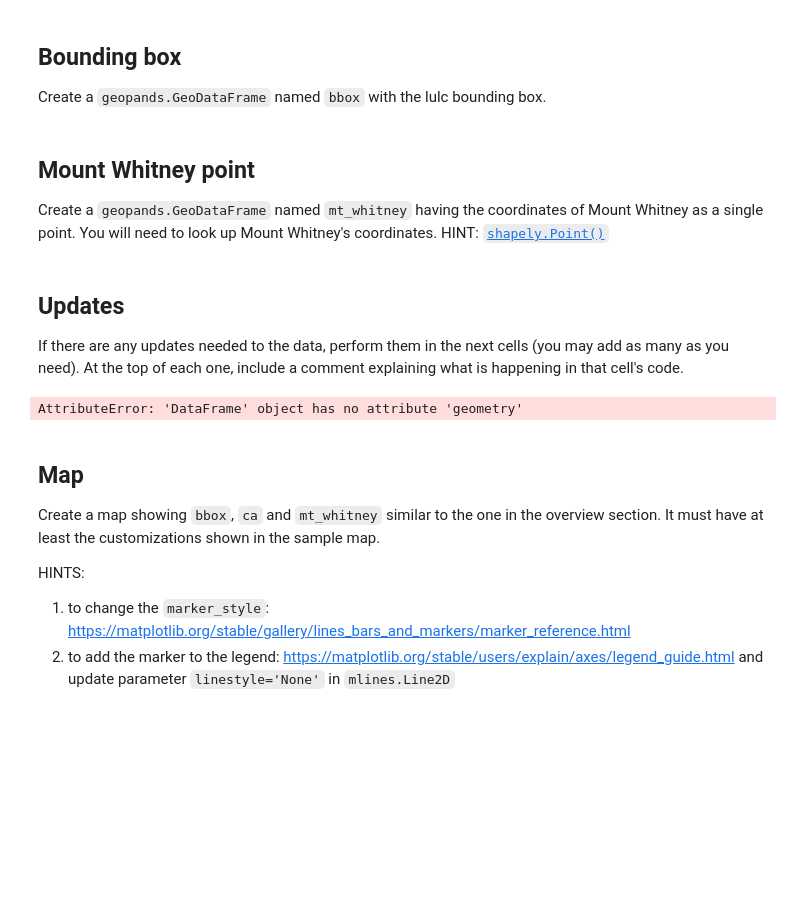
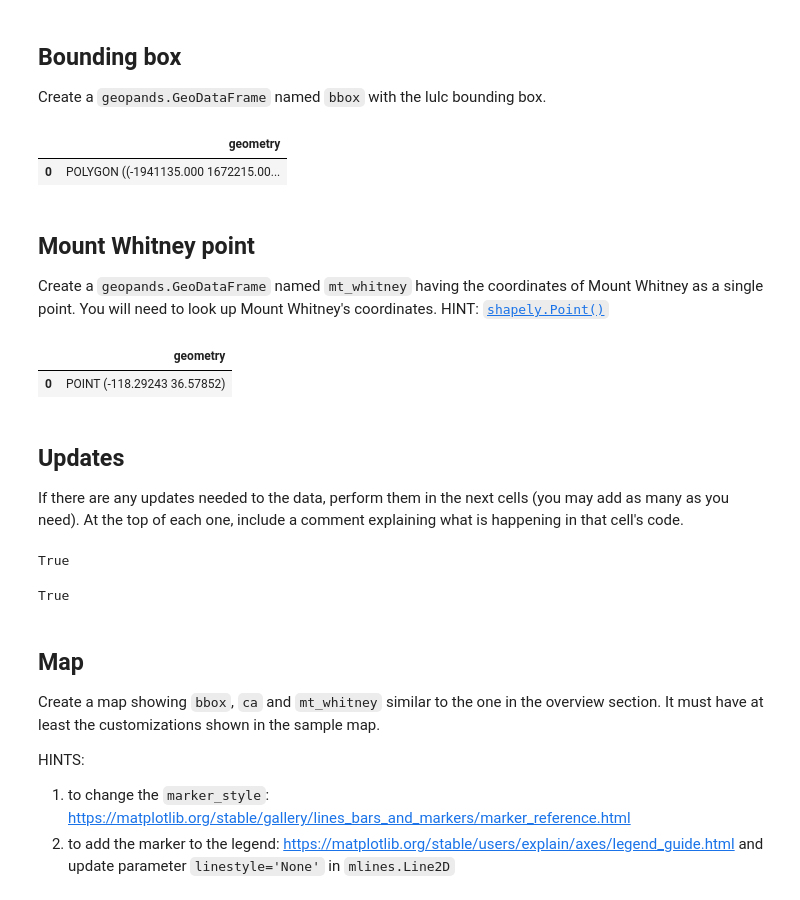
Before and after one commit to amandaherbst/eds220-hwk-4, a Jupyter notebook: hwk4-task1-whitney-map.ipynb, the cells around one changed output. Saved outputs shown, nothing was run; the diff lists cells and outputs as text; code cells hidden in the pictures; blank space fills up the shorter version.

```diff
--- a/hwk4-task1-whitney-map.ipynb
+++ b/hwk4-task1-whitney-map.ipynb
@@ -96,21 +99,40 @@ Create a `geopands.GeoDataFrame` named `bbox` with the lulc bounding box.
 # %%
-# lulc bounding box
-bbox = gpd.GeoDataFrame({"name":"lulc",
-                        "geometry": lulc.rio.bounds()})
+# GeoDataFrame with geometry = lulc bounding box
+bbox = gpd.GeoDataFrame(geometry = [lulc_bounds],
+                       crs = lulc.rio.crs)
+bbox
+# %% [output]
+|  | geometry |
+| 0 | POLYGON ((-1941135.000 1672215.00... |
 # %% [markdown]
 ## Mount Whitney point
 Create a `geopands.GeoDataFrame` named `mt_whitney` having the coordinates of Mount Whitney as a single point. You will need to look up Mount Whitney's coordinates. HINT: [`shapely.Point()`](https://shapely.readthedocs.io/en/stable/reference/shapely.Point.html)
 # %%
 # your code here
-mt_whitney = Point((36.5785,118.2923))
+mt_whitney = gpd.GeoDataFrame(geometry = [Point((-118.29243177116444,36.5785188140882))],
+                             crs = 'epsg:4326')
+mt_whitney
+# %% [output]
+|  | geometry |
+| 0 | POINT (-118.29243 36.57852) |
 # %% [markdown]
 ## Updates
 If there are any updates needed to the data, perform them in the next cells (you may add as many as you need).
 At the top of each one, include a comment explaining what is happening in that cell's code.
 # %%
-# add crs to bbox and mt_whitney
+# reproject bbox to ca crs
+bbox = bbox.to_crs(ca.crs)
+
+# reproject mt_whitney to ca crs
+mt_whitney = mt_whitney.to_crs(ca.crs)
-# %% [output]
-AttributeError: 'DataFrame' object has no attribute 'geometry'
+# %%
+bbox.crs == ca.crs
+# %% [output]
+True
+# %%
+mt_whitney.crs == ca.crs
+# %% [output]
+True
 # %% [markdown]
 ## Map
 
```
Also changed, not shown: parts of 3 cells of this notebook.
